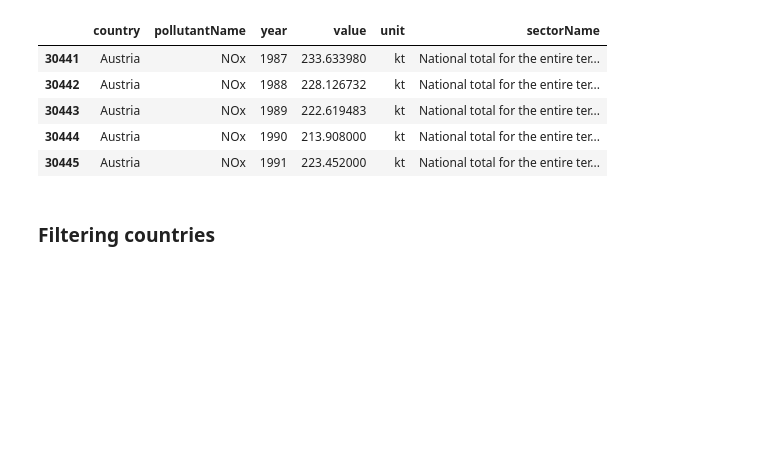
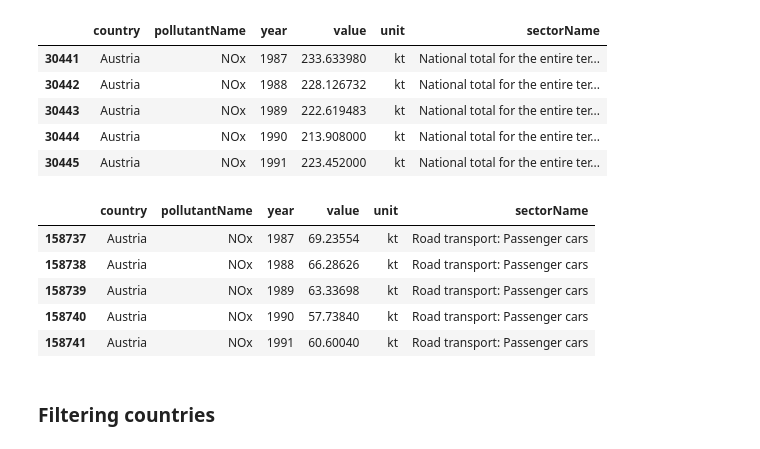
Before and after one commit to Mxlrt69/Data_Science_Project, a Jupyter notebook: data_cleaning_emissions.ipynb, the cells around one changed output. Saved outputs shown, nothing was run; the diff lists cells and outputs as text; code cells hidden in the pictures; blank space fills up the shorter version.

```diff
--- a/data_cleaning_emissions.ipynb
+++ b/data_cleaning_emissions.ipynb
@@ -151,6 +157,19 @@ df_NOx_total.head()
 | 30443 | Austria | NOx | 1989 | 222.619483 | kt | National total for the entire ter... |
 | 30444 | Austria | NOx | 1990 | 213.908000 | kt | National total for the entire ter... |
 | 30445 | Austria | NOx | 1991 | 223.452000 | kt | National total for the entire ter... |
+# %%
+road_transport = "Road transport: Passenger cars"
+
+df_NOx_transport = df_NOx[df_NOx["sectorName"].eq(road_transport)].copy()
+
+df_NOx_transport.head()
+# %% [output]
+|  | country | pollutantName | year | value | unit | sectorName |
+| 158737 | Austria | NOx | 1987 | 69.23554 | kt | Road transport: Passenger cars |
+| 158738 | Austria | NOx | 1988 | 66.28626 | kt | Road transport: Passenger cars |
+| 158739 | Austria | NOx | 1989 | 63.33698 | kt | Road transport: Passenger cars |
+| 158740 | Austria | NOx | 1990 | 57.73840 | kt | Road transport: Passenger cars |
+| 158741 | Austria | NOx | 1991 | 60.60040 | kt | Road transport: Passenger cars |
 # %% [markdown]
 ### Filtering countries
 # %%
```
Also changed, not shown: parts of 7 cells of this notebook.
